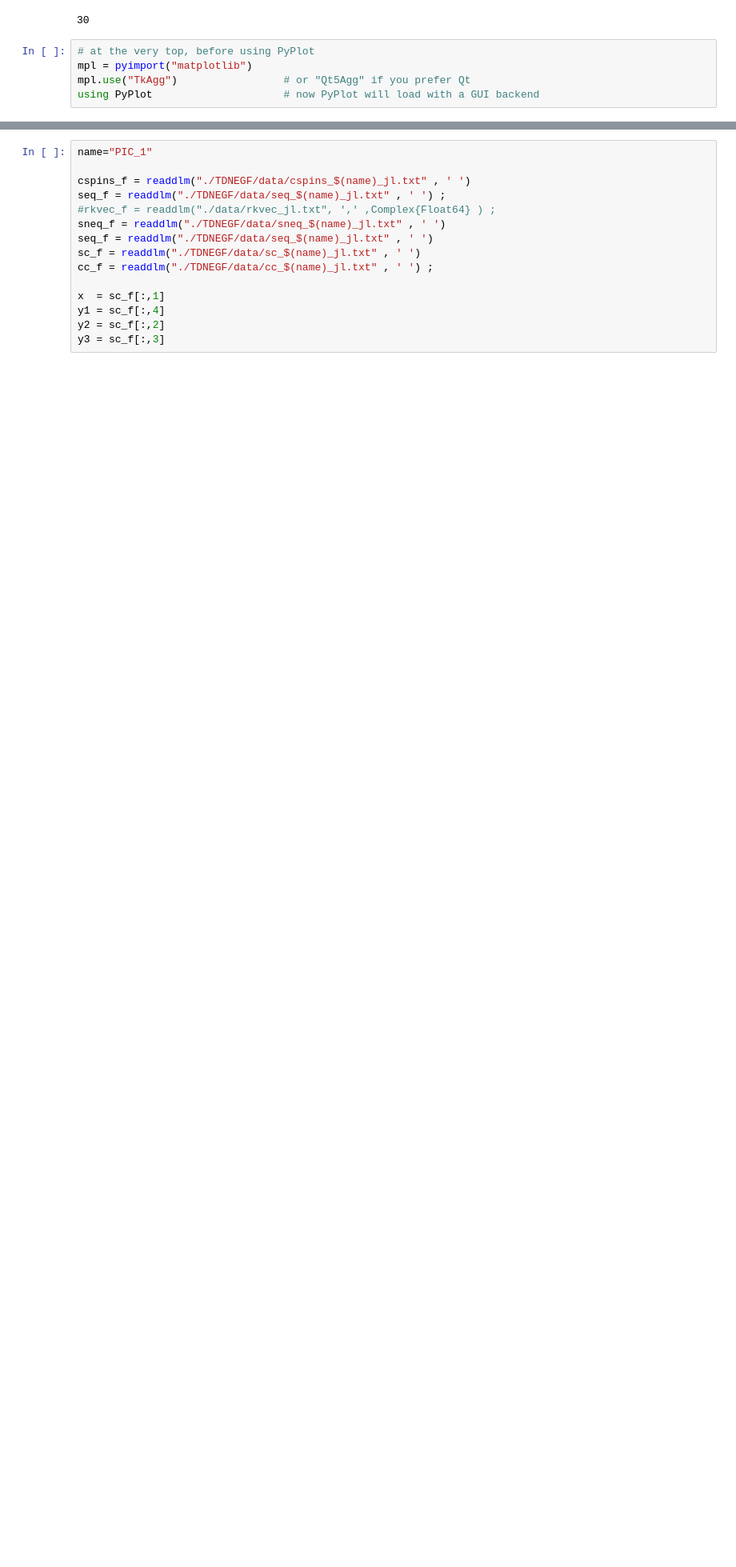
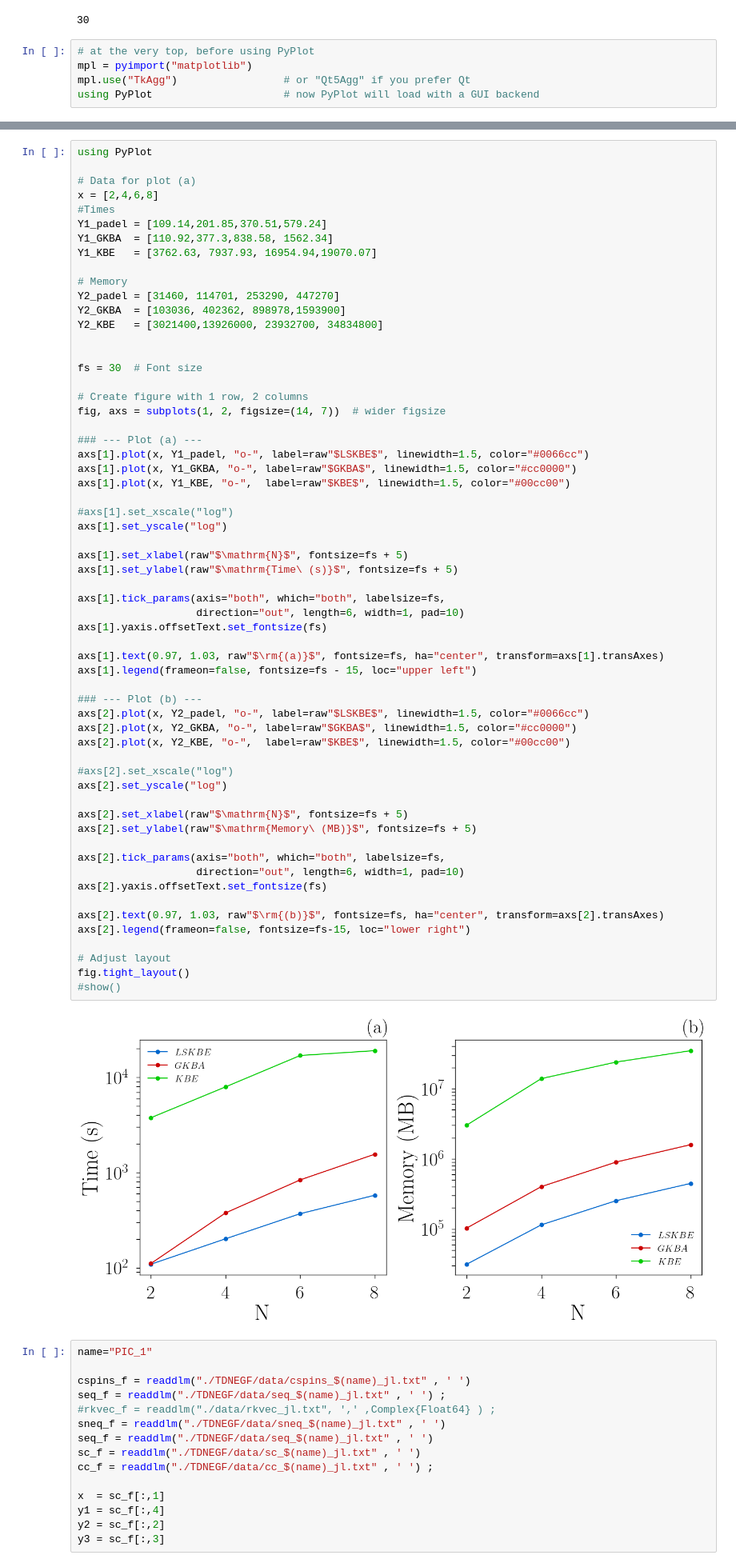
Before and after one commit to nsalazard/Internship_UDelaware, a Jupyter notebook: NewGraphics.ipynb, the cells around one changed output, grey strips where cells are left out. Shown at 80% size. Drawn from its saved outputs; the diff is of its cells as text; blank space fills up the shorter version.

```diff
--- a/NewGraphics.ipynb
+++ b/NewGraphics.ipynb
@@ -71,3 +76,65 @@ fig.tight_layout()
+# %%
+using PyPlot
+
+# Data for plot (a)
+x = [2,4,6,8]
+#Times
+Y1_padel = [109.14,201.85,370.51,579.24]
+Y1_GKBA  = [110.92,377.3,838.58, 1562.34]
+Y1_KBE   = [3762.63, 7937.93, 16954.94,19070.07]
+
+# Memory
+Y2_padel = [31460, 114701, 253290, 447270]
+Y2_GKBA  = [103036, 402362, 898978,1593900]
+Y2_KBE   = [3021400,13926000, 23932700, 34834800]
+
+
+fs = 30  # Font size
+
+# Create figure with 1 row, 2 columns
+fig, axs = subplots(1, 2, figsize=(14, 7))  # wider figsize
+
+### --- Plot (a) ---
+axs[1].plot(x, Y1_padel, "o-", label=raw"$LSKBE$", linewidth=1.5, color="#0066cc")
+axs[1].plot(x, Y1_GKBA, "o-", label=raw"$GKBA$", linewidth=1.5, color="#cc0000")
+axs[1].plot(x, Y1_KBE, "o-",  label=raw"$KBE$", linewidth=1.5, color="#00cc00")
+
+#axs[1].set_xscale("log")
+axs[1].set_yscale("log")
+
+axs[1].set_xlabel(raw"$\mathrm{N}$", fontsize=fs + 5)
+axs[1].set_ylabel(raw"$\mathrm{Time\ (s)}$", fontsize=fs + 5)
+
+axs[1].tick_params(axis="both", which="both", labelsize=fs,
+                   direction="out", length=6, width=1, pad=10)
+axs[1].yaxis.offsetText.set_fontsize(fs)
+
+axs[1].text(0.97, 1.03, raw"$\rm{(a)}$", fontsize=fs, ha="center", transform=axs[1].transAxes)
+axs[1].legend(frameon=false, fontsize=fs - 15, loc="upper left")
+
+### --- Plot (b) ---
+axs[2].plot(x, Y2_padel, "o-", label=raw"$LSKBE$", linewidth=1.5, color="#0066cc")
+axs[2].plot(x, Y2_GKBA, "o-", label=raw"$GKBA$", linewidth=1.5, color="#cc0000")
+axs[2].plot(x, Y2_KBE, "o-",  label=raw"$KBE$", linewidth=1.5, color="#00cc00")
+
+#axs[2].set_xscale("log")
+axs[2].set_yscale("log")
+
+axs[2].set_xlabel(raw"$\mathrm{N}$", fontsize=fs + 5)
+axs[2].set_ylabel(raw"$\mathrm{Memory\ (MB)}$", fontsize=fs + 5)
+
+axs[2].tick_params(axis="both", which="both", labelsize=fs,
+                   direction="out", length=6, width=1, pad=10)
+axs[2].yaxis.offsetText.set_fontsize(fs)
+
+axs[2].text(0.97, 1.03, raw"$\rm{(b)}$", fontsize=fs, ha="center", transform=axs[2].transAxes)
+axs[2].legend(frameon=false, fontsize=fs-15, loc="lower right")
+
+# Adjust layout
+fig.tight_layout()
+#show()
+# %% [output]
+[figure, added]
 # %%
 name="PIC_1"
 
```
Also changed, not shown: parts of 3 cells of this notebook.
